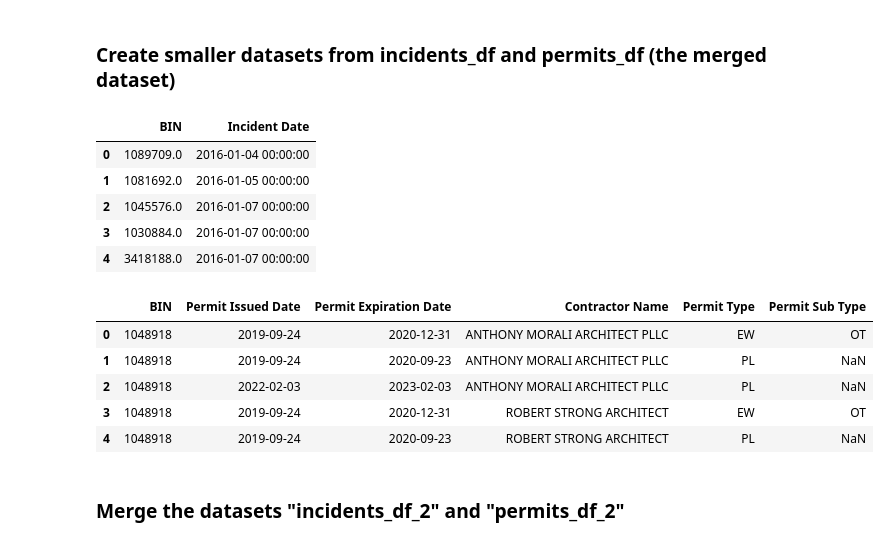
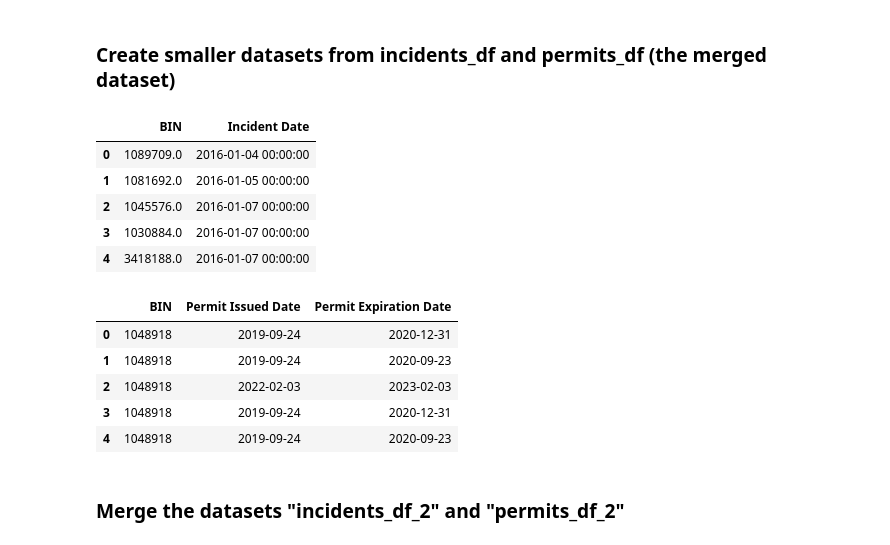
Before and after one commit to ahsan-fayyaz/DOB-Construction-Injury-Predictions, a Jupyter notebook: Accident Prediction.ipynb, the cells around one changed output. Drawn from its saved outputs; the diff is of its cells as text; code cells hidden in the pictures.

```diff
--- a/Accident Prediction.ipynb
+++ b/Accident Prediction.ipynb
@@ -75,29 +53,7 @@ Name: Permit Sub Type, dtype: int64
-# %%
-#Use the codes for Work Type Names
-
-DOB_now_permits_df["Permit Sub Type"] = DOB_now_permits_df["Permit Sub Type"].str.replace('Sidewalk Shed','SH')
-DOB_now_permits_df["Permit Sub Type"] = DOB_now_permits_df["Permit Sub Type"].str.replace('Plumbing','PL')
-DOB_now_permits_df["Permit Sub Type"] = DOB_now_permits_df["Permit Sub Type"].str.replace('Construction Fence','FN')
-DOB_now_permits_df["Permit Sub Type"] = DOB_now_permits_df["Permit Sub Type"].str.replace('General Construction','GC')
-DOB_now_permits_df["Permit Sub Type"] = DOB_now_permits_df["Permit Sub Type"].str.replace('Supported Scaffold','SF')
-DOB_now_permits_df["Permit Sub Type"] = DOB_now_permits_df["Permit Sub Type"].str.replace('Mechanical Systems','MS')
-DOB_now_permits_df["Permit Sub Type"] = DOB_now_permits_df["Permit Sub Type"].str.replace('Sprinklers','SP')
-DOB_now_permits_df["Permit Sub Type"] = DOB_now_permits_df["Permit Sub Type"].str.replace('Sign','SG')
-DOB_now_permits_df["Permit Sub Type"] = DOB_now_permits_df["Permit Sub Type"].str.replace('Structural','ST')
-DOB_now_permits_df["Permit Sub Type"] = DOB_now_permits_df["Permit Sub Type"].str.replace('Boiler Equipment','BE')
-DOB_now_permits_df["Permit Sub Type"] = DOB_now_permits_df["Permit Sub Type"].str.replace('Antenna','AN')
-DOB_now_permits_df["Permit Sub Type"] = DOB_now_permits_df["Permit Sub Type"].str.replace('Curb Cut','CC')
-DOB_now_permits_df["Permit Sub Type"] = DOB_now_permits_df["Permit Sub Type"].str.replace('Standpipe','SD')
-DOB_now_permits_df["Permit Sub Type"] = DOB_now_permits_df["Permit Sub Type"].str.replace('Protection and Mechanical Methods','PM')
-DOB_now_permits_df["Permit Sub Type"] = DOB_now_permits_df["Permit Sub Type"].str.replace('Foundation','FO')
-DOB_now_permits_df["Permit Sub Type"] = DOB_now_permits_df["Permit Sub Type"].str.replace('Earth Work','EA')
-DOB_now_permits_df["Permit Sub Type"] = DOB_now_permits_df["Permit Sub Type"].str.replace('Support of Excavation','SE')
-
-# DOB_now_permits_df.head()
 # %% [markdown]
 ### Importing the BIS dataset
 # %%
-BIS_job_permits_df = pd.read_csv(path + "BIS jobs_permits construction high risk.csv")
+BIS_job_permits_df = pd.read_csv(path + "BIS Jobs Permits Construction High Risk.csv")
 BIS_job_permits_df.head()
 # %% [output]
 |  | Job Number | Job Type | BIN Number | Borough Name | Community Board | Job Location House Number | ... |
@@ -117,6 +73,11 @@ print(list(BIS_job_permits_df.columns))
 
 
 ['Job Number', 'Job Type', 'BIN Number', 'Borough Name', 'Community Board', 'Job Location House Number', 'Job Location Street Name', 'Applicant Business Name', 'Permit Type', 'Permit Sub Type', 'Numbe ...
+# %%
+# Drop cols
+DOB_now_permits_df = DOB_now_permits_df.drop(['Contractor Name', 'Permit Type', 'Permit Sub Type', 'IndividualOwner'], axis=1)
+
+BIS_job_permits_df = BIS_job_permits_df.drop(['Applicant Business Name','Number of Stories', 'Permit Type','Permit Sub Type', 'IndividualOwner' ], axis=1)
 # %% [markdown]
 ### Cleaning the BIS dataset: Changing the col names to match DOB NOW dataset
 # %%
@@ -127,7 +88,6 @@ BIS_job_permits_df = BIS_job_permits_df.rename(columns={'Job Type': 'JobType',
                                                         'Borough Name': 'Borough',
                                                         'Job Location House Number': 'House Number',
                                                         'Job Location Street Name': 'Street Name',
-                                                        'Applicant Business Name': 'Contractor Name',
                                                         'Proposed Stories': 'ProposeeBuildingStoriesft',
                                                         'Proposed Height': 'ProposedBuildingHeight',
                                                         'Proposed Occupancy Classification Description': 'Proposed Occupancy Classification',
@@ -136,6 +96,5 @@ BIS_job_permits_df = BIS_job_permits_df.rename(columns={'Job Type': 'JobType',
                                                         }
                                                ,)
 
-BIS_job_permits_df = BIS_job_permits_df.drop(['Number of Stories'], axis=1)
 BIS_job_permits_df.head()
 # %% [output]
@@ -199,29 +153,29 @@ incidents_df.head()
 # %%
 #Create smaller datasets
 incidents_df_2 = incidents_df[["BIN", "Incident date (MM/DD/YYYY)"]]
-permits_df_2 = permits_df[["Bin", "Permit Issued Date", "Permit Expiration Date","Contractor Name","Permit Type","Permit Sub Type"]]
+permits_df_2 = permits_df[["Bin", "Permit Issued Date", "Permit Expiration Date"]]
 
 #Make sure BIN column is named the same way in both
 permits_df_2 = permits_df_2.rename(columns={'Bin': 'BIN',},)
 
 #Rename the Incident date col
 incidents_df_2 = incidents_df_2.rename(columns={'Incident date (MM/DD/YYYY)': 'Incident Date',},)
 
 display(incidents_df_2.head())
 display(permits_df_2.head())
 # %% [output]
 |  | BIN | Incident Date |
 | 0 | 1089709.0 | 2016-01-04 00:00:00 |
 | 1 | 1081692.0 | 2016-01-05 00:00:00 |
 | 2 | 1045576.0 | 2016-01-07 00:00:00 |
 | 3 | 1030884.0 | 2016-01-07 00:00:00 |
 | 4 | 3418188.0 | 2016-01-07 00:00:00 |
-|  | BIN | Permit Issued Date | Permit Expiration Date | Contractor Name | Permit Type | Permit Sub Type |
-| 0 | 1048918 | 2019-09-24 | 2020-12-31 | ANTHONY MORALI ARCHITECT PLLC | EW | OT |
-| 1 | 1048918 | 2019-09-24 | 2020-09-23 | ANTHONY MORALI ARCHITECT PLLC | PL | NaN |
-| 2 | 1048918 | 2022-02-03 | 2023-02-03 | ANTHONY MORALI ARCHITECT PLLC | PL | NaN |
-| 3 | 1048918 | 2019-09-24 | 2020-12-31 | ROBERT STRONG ARCHITECT | EW | OT |
-| 4 | 1048918 | 2019-09-24 | 2020-09-23 | ROBERT STRONG ARCHITECT | PL | NaN |
+|  | BIN | Permit Issued Date | Permit Expiration Date |
+| 0 | 1048918 | 2019-09-24 | 2020-12-31 |
+| 1 | 1048918 | 2019-09-24 | 2020-09-23 |
+| 2 | 1048918 | 2022-02-03 | 2023-02-03 |
+| 3 | 1048918 | 2019-09-24 | 2020-12-31 |
+| 4 | 1048918 | 2019-09-24 | 2020-09-23 |
 # %% [markdown]
 ### Merge the datasets "incidents_df_2" and "permits_df_2"
 # %%
```
Also changed, not shown: parts of 103 cells of this notebook.
